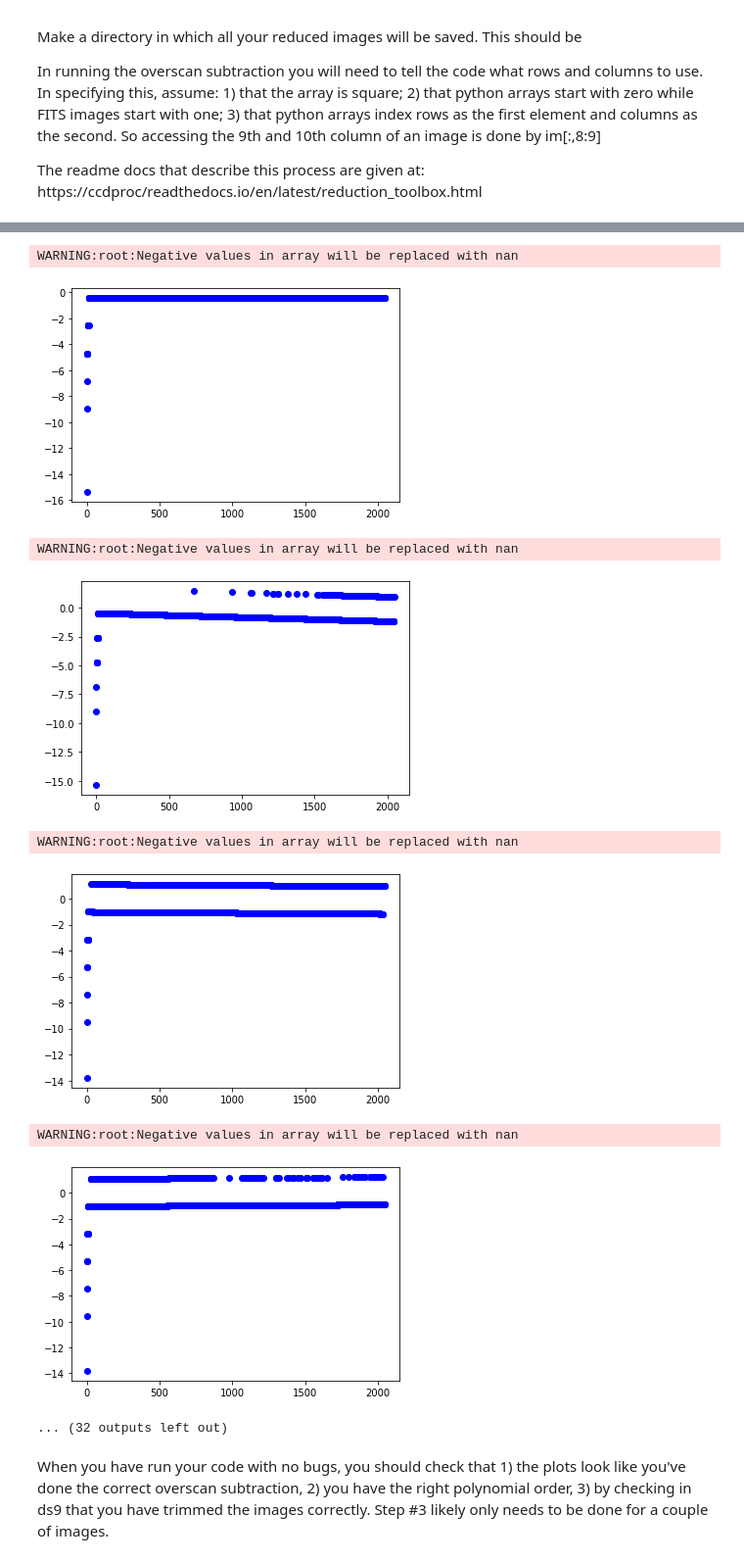
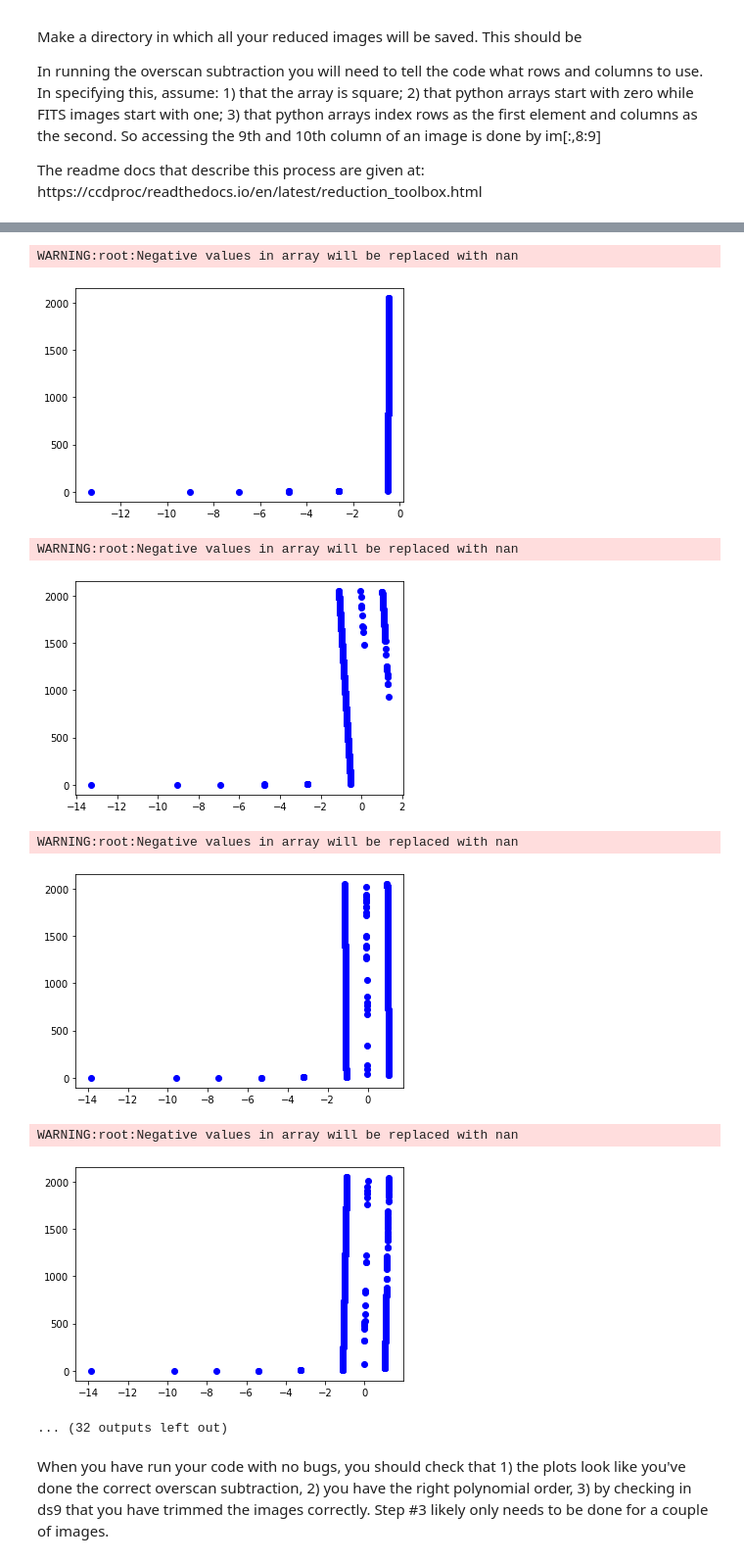
Before and after one commit to srodgers070/astr596_srodgersobsproject, a Jupyter notebook: reduction_part1_student.ipynb, the cells around one changed output, grey strips where cells are left out. Shown: that part at 98% size. Saved outputs shown, nothing was run; the diff lists cells and outputs as text; code cells hidden in the pictures.

Commit message:
final commit, functions properly and removes overscan

```diff
--- a/reduction_part1_student.ipynb
+++ b/reduction_part1_student.ipynb
@@ -201,7 +201,7 @@ def oscan_subtract(imlist, redpath, rawpath):
         #of one term (constant) and see how well it does
         #**********
         poly_model = models.Polynomial1D(1)
-        oscan_sub_im = ccdproc.subtract_overscan(gain_corr_im,overscan = gain_corr_im[:,1947:2047], \
+        oscan_sub_im = ccdproc.subtract_overscan(gain_corr_im,overscan = gain_corr_im[:,2047:2199], \
                                                  overscan_axis=1,model=poly_model)
 
         #make a plot of the median of each row of the now-subtracted overscan columns
@@ -213,16 +213,16 @@ def oscan_subtract(imlist, redpath, rawpath):
         #now go through every row, take the median, and put it into the check array
         #**********
         for i in range(len(np.asarray(oscan_sub_im[:]))):
-            oscan_check[i] = np.median(oscan_sub_im[i,:1947])
+            oscan_check[i] = np.median(oscan_sub_im[i,:])
 
         #make a plot of the median vs the row number
         #**********
-        plt.plot(oscan_check_nrow,oscan_check,'bo')
+        plt.plot(oscan_check,oscan_check_nrow,'bo')
         plt.show()
 
         #trim off the overscan regions
         #**********
-        trimmed_im = ccdproc.trim_image(oscan_sub_im[:1947])
+        trimmed_im = ccdproc.trim_image(oscan_sub_im[:, :2048])
 
         #write the image
         tr_imname = imname.replace('.fits','_tr.fits',1)
@@ -233,7 +233,7 @@ def oscan_subtract(imlist, redpath, rawpath):
 #the reduction path
 #****** This should be the absolute path to your files
 rawpath = "/home/s376r951/RFSLAB/USER_DPT/s376r951/Data/Raw/20191104/"
-redpath = "/home/s376r951/RFSLAB/USER_DPT/s376r951/Data/Reduced/"
+redpath = "/home/s376r951/RFSLAB/USER_DPT/s376r951/Data/Reduced_Final/"
 
 oscan_subtract(biaslist_good, redpath, rawpath)
 # %% [output]
@@ -244,11 +244,11 @@ WARNING:root:Negative values in array will be replaced with nan
 WARNING:root:Negative values in array will be replaced with nan
-[figure, old version]
+[figure, new version]
 WARNING:root:Negative values in array will be replaced with nan
-[figure, old version]
+[figure, new version]
 WARNING:root:Negative values in array will be replaced with nan
-[figure, old version]
+[figure, new version]
 WARNING:root:Negative values in array will be replaced with nan
-[figure, old version]
+[figure, new version]
 ... (32 outputs left out)
 # %% [markdown]
 When you have run your code with no bugs, you should check that 1) the plots look like you've done the correct overscan subtraction, 2) you have the right polynomial order, 3) by checking in ds9 that you have trimmed the images correctly.  Step #3 likely only needs to be done for a couple of images.
```
Also changed, not shown: parts of 2 cells of this notebook.
